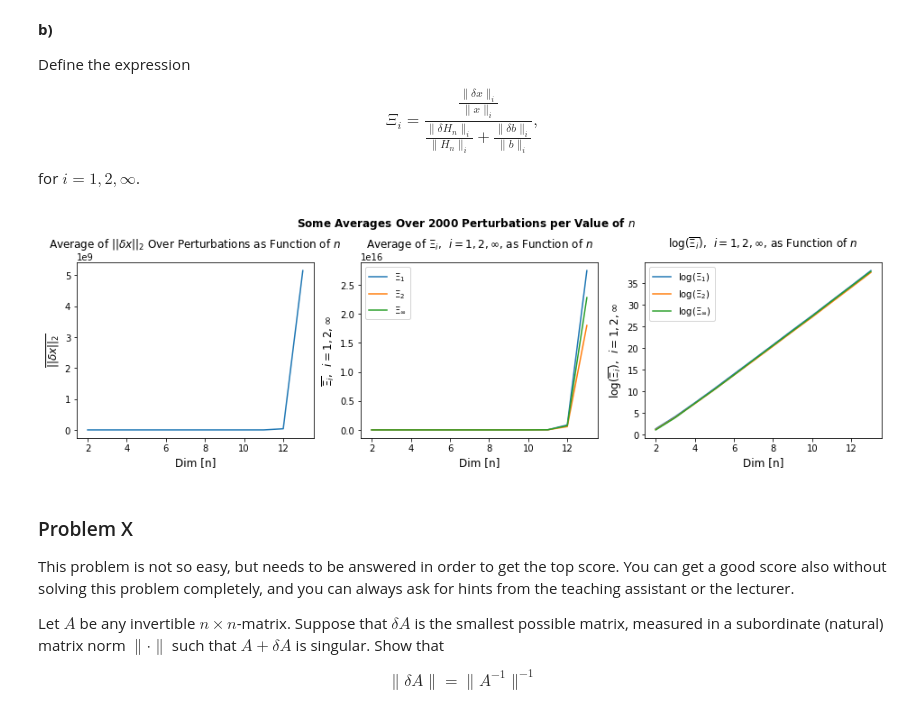
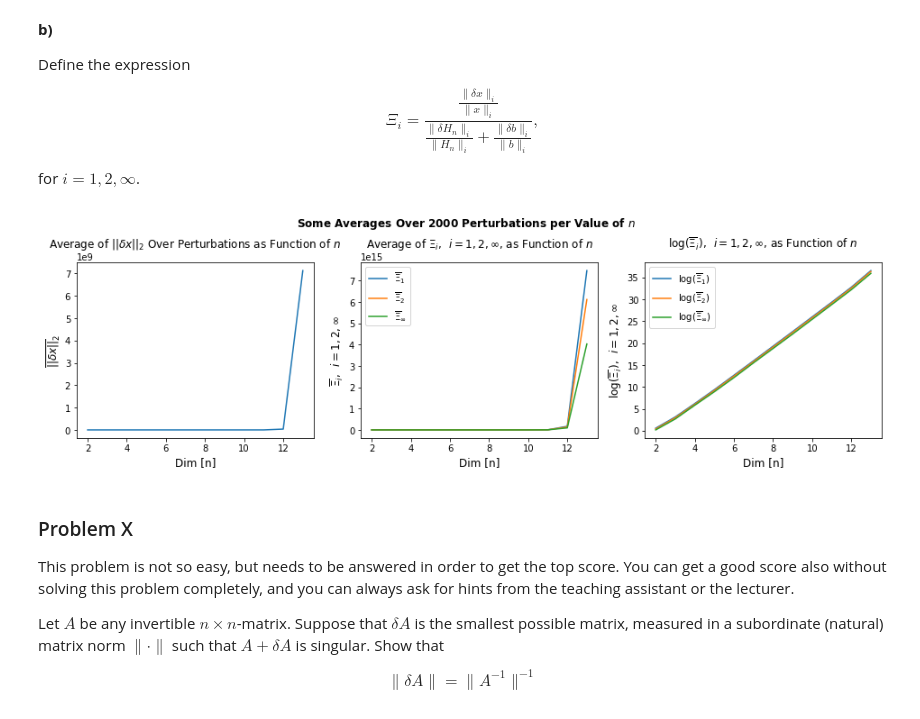
Before and after one commit to alexaoh/nummat, a Jupyter notebook: Project 1_My_Solution.ipynb, the cells around one changed output. Saved outputs shown, nothing was run; the diff lists cells and outputs as text; code cells hidden in the pictures.

```diff
--- a/Project 1_My_Solution.ipynb
+++ b/Project 1_My_Solution.ipynb
@@ -322,13 +329,13 @@ def run_sim():
         values = np.zeros((pert_amount, 4))
 
         c = 1e-15 # Factor that scales the perturbations. Should be a small perturbation.
-        # Went as small as possible before encountering overflow.
+        # Went to the smallest possible order of magnitude before encountering overflow.
 
-        j = hmin(s)*c
+        j = hmin(s)*c # Constant for scaling perturbations in H_n.
 
         for p in range(pert_amount):
             dH = r.rand(s,s)*j
-            db = r.rand(s)*j
+            db = r.rand(s)*c
             x_dx = l.solve(H+dH, b+db)
             dx = x - x_dx # Find perturbation in x.
 
@@ -336,11 +343,11 @@ def run_sim():
             inf_norm = (l.norm(dx, np.inf)/l.norm(x, np.inf))/(((l.norm(dH, np.inf))/l.norm(H, np.inf))+((l.norm(db, np.inf)/l.norm(b, np.inf))))
             one_norm = (l.norm(dx, 1)/l.norm(x, 1))/(((l.norm(dH, 1))/l.norm(H, 1))+((l.norm(db, 1)/l.norm(b, 1))))
 
-            # For plotting values for 3 common norms and ||dx||_2
+            # For plotting values for 3 common norms and ||dx||_2.
             val = [l.norm(dx), frob_norm, inf_norm, one_norm]
             values[p, :] = val
 
-        simulations[i] = values # One list of values for ten perturbations, per n.
+        simulations[i] = values # One list of values for the perturbations, per n.
 
 
 # Used to plot some averages below.
@@ -356,49 +363,49 @@ def find_average_values(log = False):
     """
     for key, arr in simulations.items():
         # Sum for plotting averages for each n.
-        sum_diffs = np.sum(arr, axis=0)[0]
-        sum_frob_norm = np.sum(arr, axis=0)[1]
+        sum_diffs = np.sum(arr, axis = 0)[0]
+        sum_frob_norm = np.sum(arr, axis = 0)[1]
         sum_inf_norm = np.sum(arr, axis = 0)[2]
-        sum_one_norm = np.sum(arr, axis=0)[3]
+        sum_one_norm = np.sum(arr, axis = 0)[3]
 
         average_diffs[key] = sum_diffs/pert_amount
         average_frob_norm[key] = sum_frob_norm/pert_amount
         average_inf_norm[key] = sum_inf_norm/pert_amount
         average_one_norm[key] = sum_one_norm/pert_amount
 
         if log:
             print("Sim for n =", n[key], ":")
             for a in arr:
                 print("||dx|| = ", a[0], ",fraction = ", a[1])
                 print("\n")
             print("\n\n")
 
 run_sim()
 find_average_values()
 
 fig, ax = plt.subplots(1,3, figsize=plt.figaspect(1/4))
 fig.suptitle("Some Averages Over "+str(pert_amount)+" Perturbations per Value of $n$")
 ax[0].plot(n, average_diffs)
 ax[0].set_title("Average of $||\delta x||_2$ Over Perturbations as Function of $n$")
 ax[0].set_xlabel("Dim [n]")
-ax[0].set_ylabel(r"$\overline{||\delta x||_2}$")
-ax[1].plot(n, average_one_norm, label="$\Xi_1$")
-ax[1].plot(n, average_frob_norm, label="$\Xi_2$")
-ax[1].plot(n, average_inf_norm, label="$\Xi_{\infty}$")
+ax[0].set_ylabel(r"$\overline{||\delta x||}_2$")
+ax[1].plot(n, average_one_norm, label="$\overline{\Xi}_1$")
+ax[1].plot(n, average_frob_norm, label="$\overline{\Xi}_2$")
+ax[1].plot(n, average_inf_norm, label="$\overline{\Xi}_{\infty}$")
 ax[1].set_title("Average of $\Xi_i, \, \, \, i = 1, 2, \infty$, as Function of $n$")
 ax[1].set_xlabel("Dim [n]")
-ax[1].set_ylabel("$\overline{\Xi_i}, \, \, \, i = 1, 2, \infty$")
+ax[1].set_ylabel("$\overline{\Xi}_i, \, \, \, i = 1, 2, \infty$")
 ax[1].legend(loc=2)
-ax[2].plot(n, np.log(average_one_norm), label="$\log{(\Xi_1)}$")
-ax[2].plot(n, np.log(average_frob_norm), label="$\log{(\Xi_2)}$")
-ax[2].plot(n, np.log(average_inf_norm), label="$\log{(\Xi_{\infty})}$")
-ax[2].set_title("$\log{(\overline{\Xi_i})}, \, \, \, i = 1, 2, \infty$, as Function of $n$")
+ax[2].plot(n, np.log(average_one_norm), label="$\log{(\overline{\Xi}_1)}$")
+ax[2].plot(n, np.log(average_frob_norm), label="$\log{(\overline{\Xi}_2)}$")
+ax[2].plot(n, np.log(average_inf_norm), label="$\log{(\overline{\Xi}_{\infty})}$")
+ax[2].set_title("$\log{(\overline{\Xi}_i)}, \, \, \, i = 1, 2, \infty$, as Function of $n$")
 ax[2].set_xlabel("Dim [n]")
-ax[2].set_ylabel("$\log{(\overline{\Xi_i})}, \, \, \, i = 1, 2, \infty$")
+ax[2].set_ylabel("$\log{(\overline{\Xi}_i)}, \, \, \, i = 1, 2, \infty$")
 ax[2].legend(loc=2)
 plt.show()
 # %% [output]
-[figure, old version]
+[figure, new version]
 # %% [markdown]
 ### Problem X
 This problem is not so easy, but needs to be answered in order to get the top score. You can get a good score also without solving this problem completely, and you can always ask for hints from the teaching assistant or the lecturer.
```
Also changed, not shown: parts of 3 cells of this notebook.
